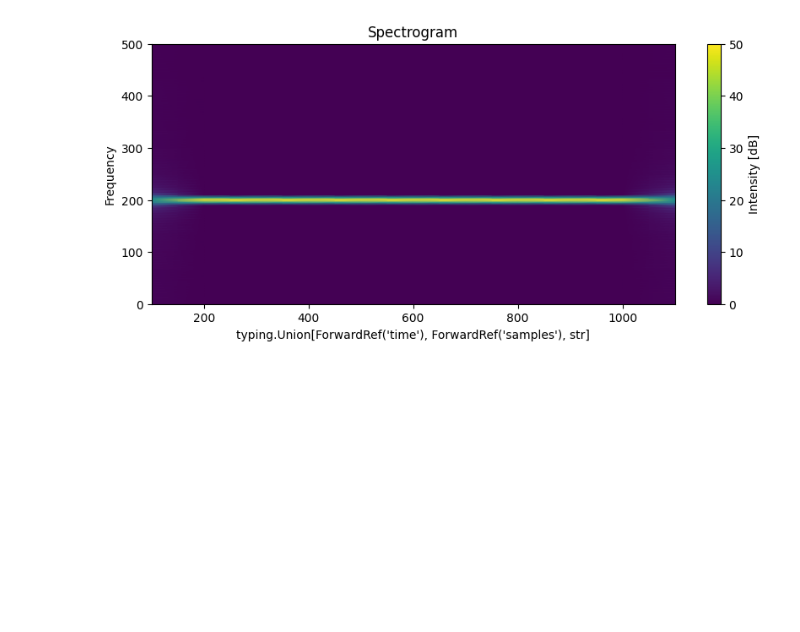
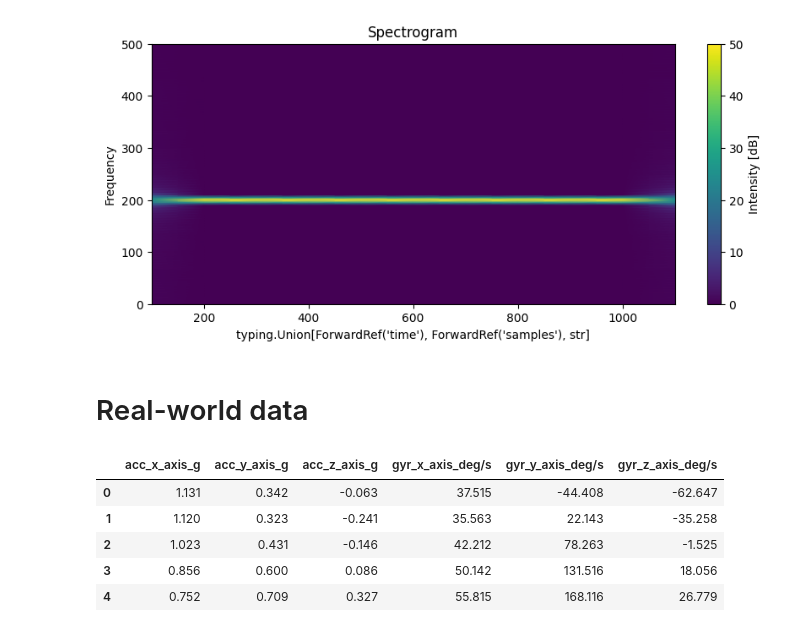
Before and after one commit to AIoT-Group-UoP/crossai-ts, a Jupyter notebook: examples/multi_axis_convert_signal.ipynb, the cells around one changed output. Cells and saved outputs as stored; diff of their text form; code cells hidden in the pictures; blank space fills up the shorter version.

Commit message:
#104 doc: functionalities in real-world data

```diff
--- a/examples/multi_axis_convert_signal.ipynb
+++ b/examples/multi_axis_convert_signal.ipynb
@@ -96,2 +96,15 @@ fig = vis.plot_spectrogram(spec=specs[2], x=samples_sig, f=f)
 # %% [output]
 [figure]
+# %% [markdown]
+# Real-world data
+# %%
+motion_df = pd.read_csv("data/scratching_eye.csv")
+# %%
+motion_df.head()
+# %% [output]
+|  | acc_x_axis_g | acc_y_axis_g | acc_z_axis_g | gyr_x_axis_deg/s | gyr_y_axis_deg/s | gyr_z_axis_deg/s |
+| 0 | 1.131 | 0.342 | -0.063 | 37.515 | -44.408 | -62.647 |
+| 1 | 1.120 | 0.323 | -0.241 | 35.563 | 22.143 | -35.258 |
+| 2 | 1.023 | 0.431 | -0.146 | 42.212 | 78.263 | -1.525 |
+| 3 | 0.856 | 0.600 | 0.086 | 50.142 | 131.516 | 18.056 |
+| 4 | 0.752 | 0.709 | 0.327 | 55.815 | 168.116 | 26.779 |
```
Also changed, not shown: parts of 21 cells of this notebook, 2 other files.
